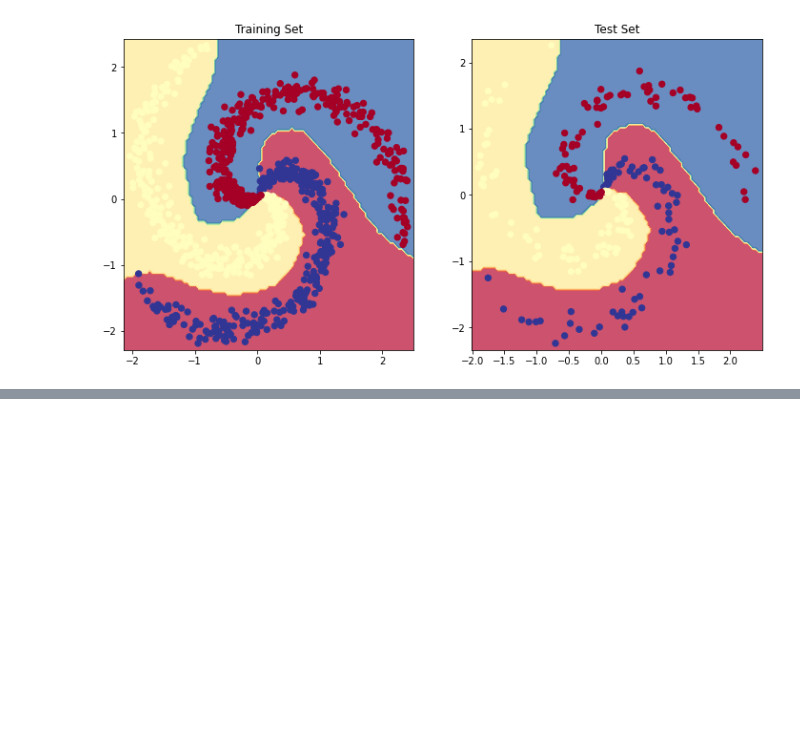
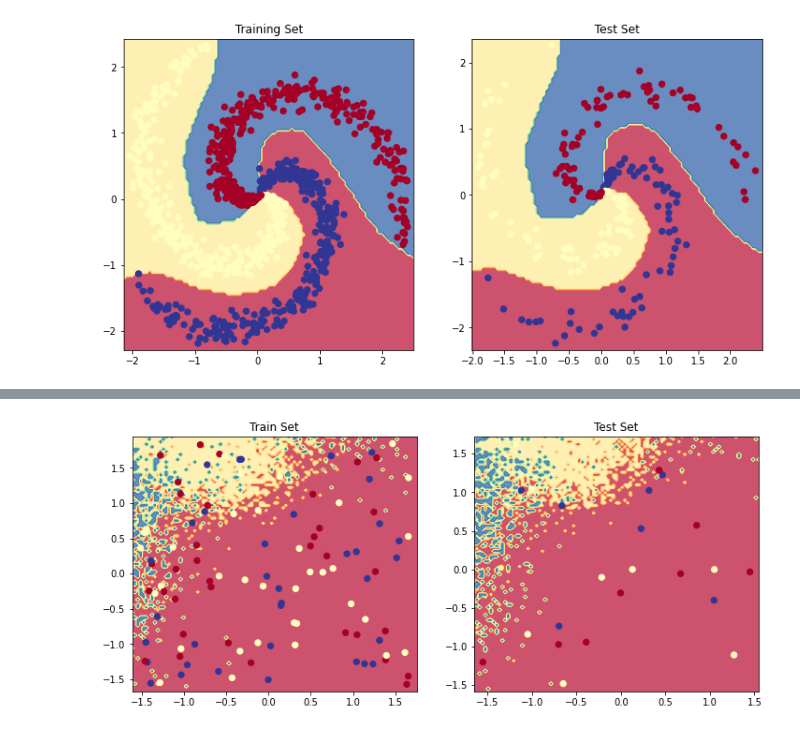
Before and after one commit to Otobi1/Back-to-Basics-A-Refresher-, a Jupyter notebook: Back_to_Basics_Neural_Networks.ipynb, the cells around one changed output, grey strips where cells are left out. Saved outputs shown, nothing was run; the diff lists cells and outputs as text; code cells hidden in the pictures; blank space fills up the shorter version.

Commit message:
Interpreting the outcomes of the PyTorch implementation Xavier initialisation for weights Drop out for improving training Overfitting

```diff
--- a/Back_to_Basics_Neural_Networks.ipynb
+++ b/Back_to_Basics_Neural_Networks.ipynb
@@ -815,0 +941,10 @@ plt.show()
+# %%
+# Create data splits
+
+X_train, X_val, X_test, y_train, y_val, y_test = train_val_test_split(
+    X = X, y = y, train_size = TRAIN_SIZE)
+
+print (f"X_train: {X_train.shape}, y_train: {y_train.shape}")
+print (f"X_val: {X_val.shape}, y_val: {y_val.shape}")
+print (f"X_test: {X_test.shape}, y_test: {y_test.shape}")
+print (f"Sample point: {X_train[0]} -> {y_train[0]}")
@@ -815,0 +956,23 @@ plt.show()
+# %%
+# Standardise the inputs (mean = 0, std = 1) using the training data
+
+X_scaler = StandardScaler().fit(X_train)
+X_train = X_scaler.transform(X_train)
+X_val = X_scaler.transform(X_val)
+X_test = X_scaler.transform(X_test)
+# %%
+# Convert data to tensors
+X_train = torch.Tensor(X_train)
+y_train = torch.LongTensor(y_train)
+
+X_val = torch.Tensor(X_val)
+y_val = torch.LongTensor(y_val)
+
+X_test = torch.Tensor(X_test)
+y_test = torch.LongTensor(y_test)
+# %%
+# Initialise model
+model = MLP(input_dim = INPUT_DIM, hidden_dim = HIDDEN_DIM,
+            dropout_p  = DROPOUT_P, num_classes = NUM_CLASSES)
+
+print (model.named_parameters)
@@ -815,0 +1060,13 @@ plt.show()
+# %%
+# Visualising the decision boundary
+
+plt.figure(figsize = (12, 5))
+plt.subplot(1, 2, 1)
+plt.title("Train Set")
+plot_multiclass_decision_boundary(model = model, X = X_train, y = y_train)
+plt.subplot(1, 2, 2)
+plt.title("Test Set")
+plot_multiclass_decision_boundary(model = model, X = X_test, y = y_test)
+plt.show()
+# %% [output]
+[figure, added]
```
Also changed, not shown: parts of 19 cells of this notebook.
